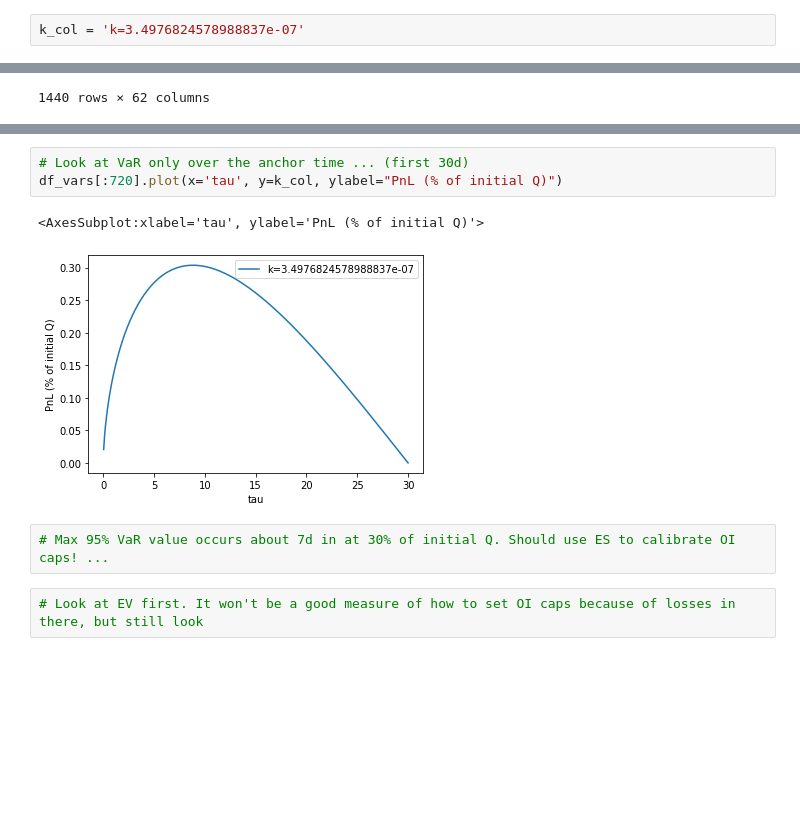
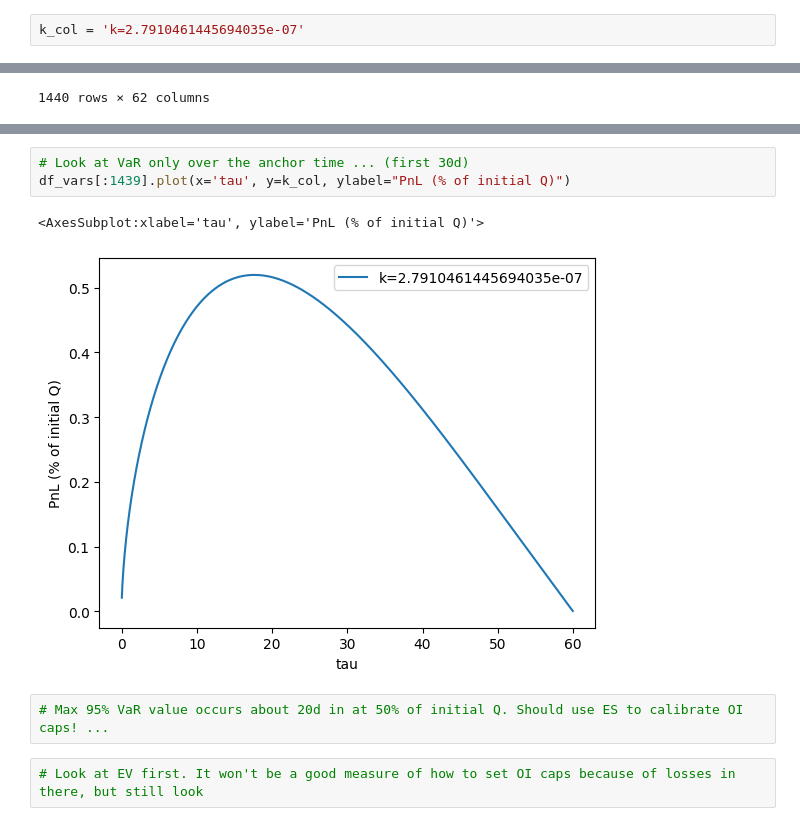
Before and after one commit to overlay-market/overlay-risk, a Jupyter notebook: notebooks/ETHUSD-20220829/univ3-funding-20220829.ipynb, the cells around one changed output, grey strips where cells are left out. Saved outputs shown, nothing was run; the diff lists cells and outputs as text; blank space fills up the shorter version.

```diff
--- a/notebooks/ETHUSD-20220829/univ3-funding-20220829.ipynb
+++ b/notebooks/ETHUSD-20220829/univ3-funding-20220829.ipynb
@@ -89,7 +89,7 @@ Index(['Unnamed: 0', 'k=1.085034172449585e-06', 'k=8.595124868742567e-07',
        'k=2.8062776331856415e-07', 'k=2.7910461445694035e-07'],
       dtype='object')
 # %%
-k_col = 'k=3.4976824578988837e-07'
+k_col = 'k=2.7910461445694035e-07'
 # %%
 df_vars[k_col]
 # %% [output]
@@ -213,11 +209,11 @@ df_vars.plot(x='tau', y=k_col, ylabel="PnL (% of initial Q)")
 # %%
 # Look at VaR only over the anchor time ... (first 30d)
-df_vars[:720].plot(x='tau', y=k_col, ylabel="PnL (% of initial Q)")
+df_vars[:1439].plot(x='tau', y=k_col, ylabel="PnL (% of initial Q)")
 # %% [output]
 <AxesSubplot:xlabel='tau', ylabel='PnL (% of initial Q)'>
-[figure, old version]
+[figure, new version]
 # %%
-# Max 95% VaR value occurs about 7d in at 30% of initial Q. Should use ES to calibrate OI caps! ...
+# Max 95% VaR value occurs about 20d in at 50% of initial Q. Should use ES to calibrate OI caps! ...
 # %%
 # Look at EV first. It won't be a good measure of how to set OI caps because of losses in there, but still look
 # %%
```
Also changed, not shown: parts of 27 cells of this notebook.
